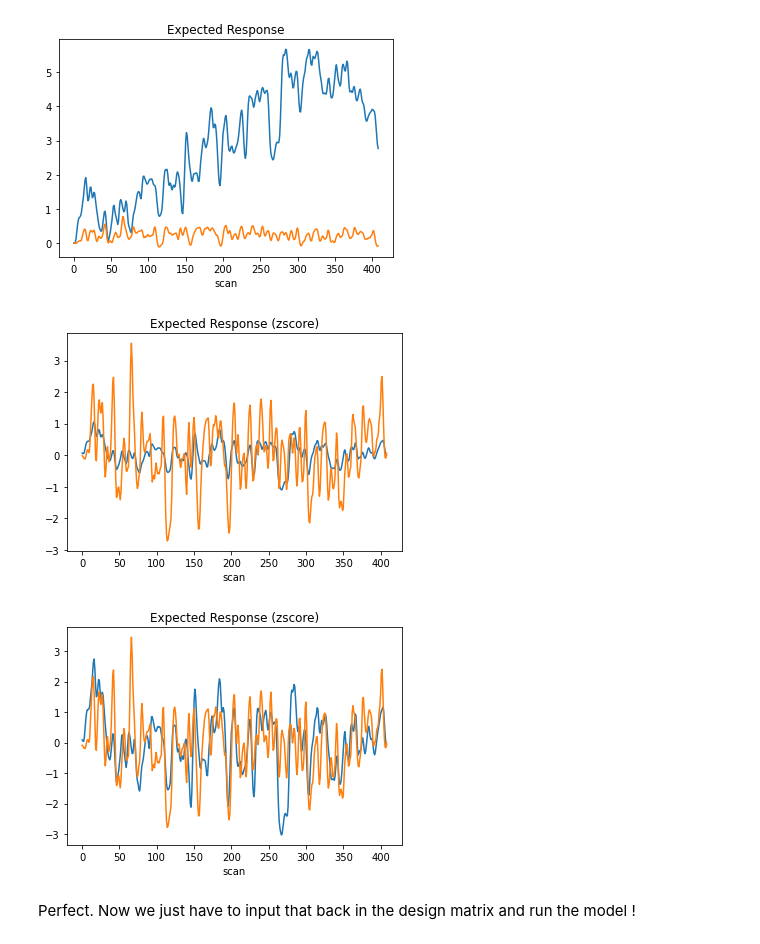
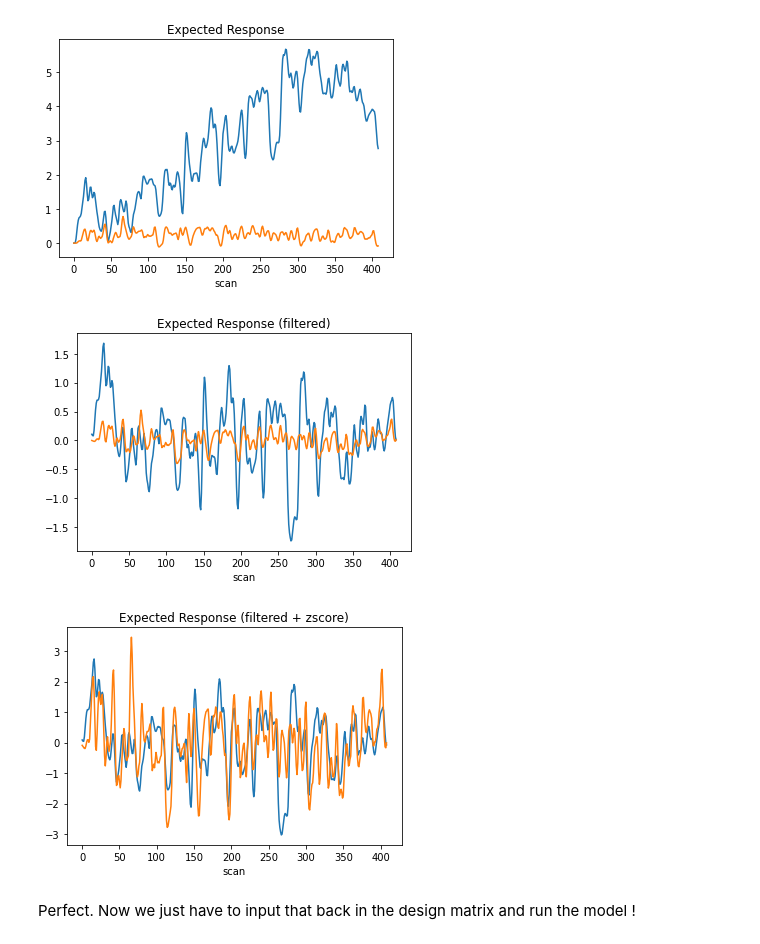
Before and after one commit to courtois-neuromod/shinobi_behav, a Jupyter notebook: notebooks/rubberduck_fmri-flm.ipynb, the cells around one changed output. Cells and saved outputs as stored; diff of their text form; code cells hidden in the pictures.

```diff
--- a/notebooks/rubberduck_fmri-flm.ipynb
+++ b/notebooks/rubberduck_fmri-flm.ipynb
@@ -463,19 +463,19 @@ plt.show()
 # %%
 from scipy import signal
 
 b, a = signal.butter(3, 0.01, btype='high')
 
 
 plt.plot(signal.filtfilt(b, a, LeftH_ts))
 plt.plot(signal.filtfilt(b, a, RightH_ts))
 plt.xlabel('scan')
-plt.title('Expected Response (zscore)')
+plt.title('Expected Response (filtered)')
 plt.show()
 
 LeftH_ts_hpf = signal.filtfilt(b, a, LeftH_ts)
 RightH_ts_hpf = signal.filtfilt(b, a, RightH_ts)
 # %% [output]
-[figure, old version]
+[figure, new version]
 # %%
 from scipy.stats import zscore
 
@@ -483,13 +483,13 @@ from scipy.stats import zscore
 plt.plot(zscore(LeftH_ts_hpf))
 plt.plot(zscore(RightH_ts_hpf))
 plt.xlabel('scan')
-plt.title('Expected Response (zscore)')
+plt.title('Expected Response (filtered + zscore)')
 plt.show()
 
 LeftH_ts_hpf_z = zscore(LeftH_ts_hpf)
 RightH_ts_hpf_z = zscore(RightH_ts_hpf)
 # %% [output]
-[figure, old version]
+[figure, new version]
 # %% [markdown]
 Perfect. Now we just have to input that back in the design matrix and run the model !
 # %%
```
